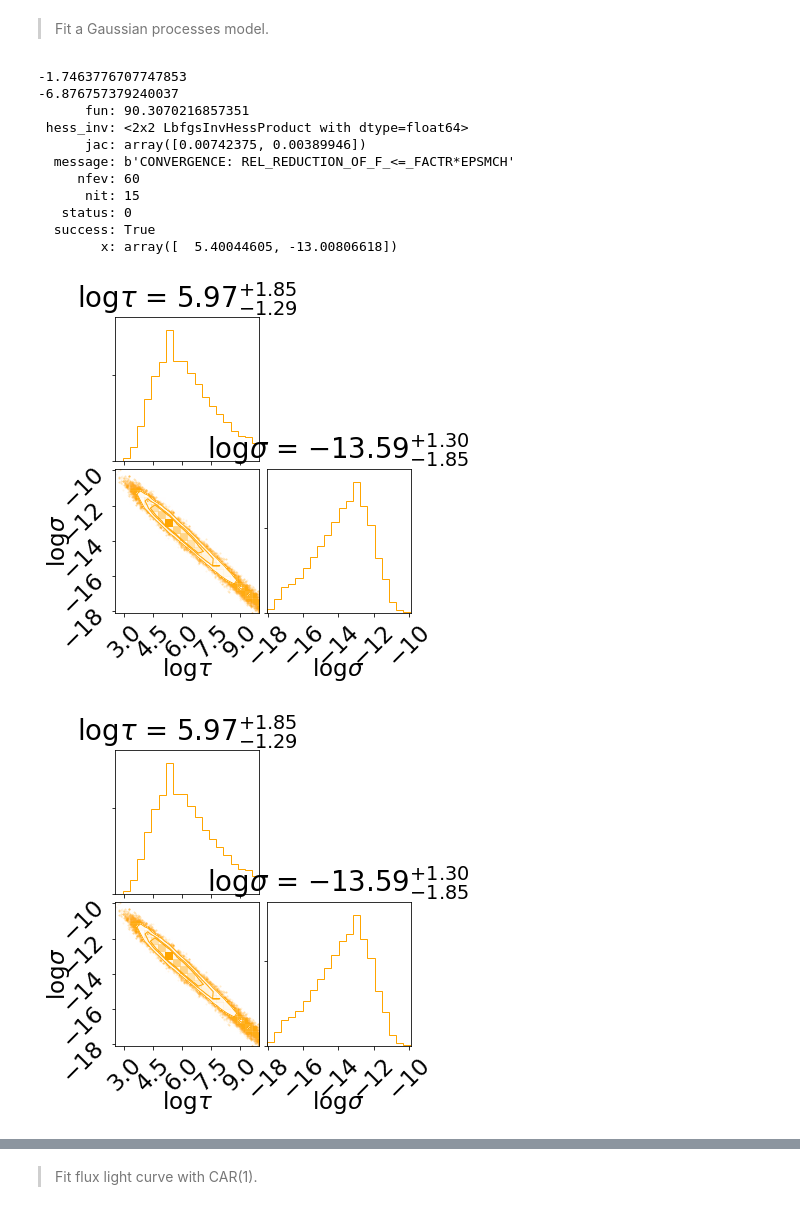
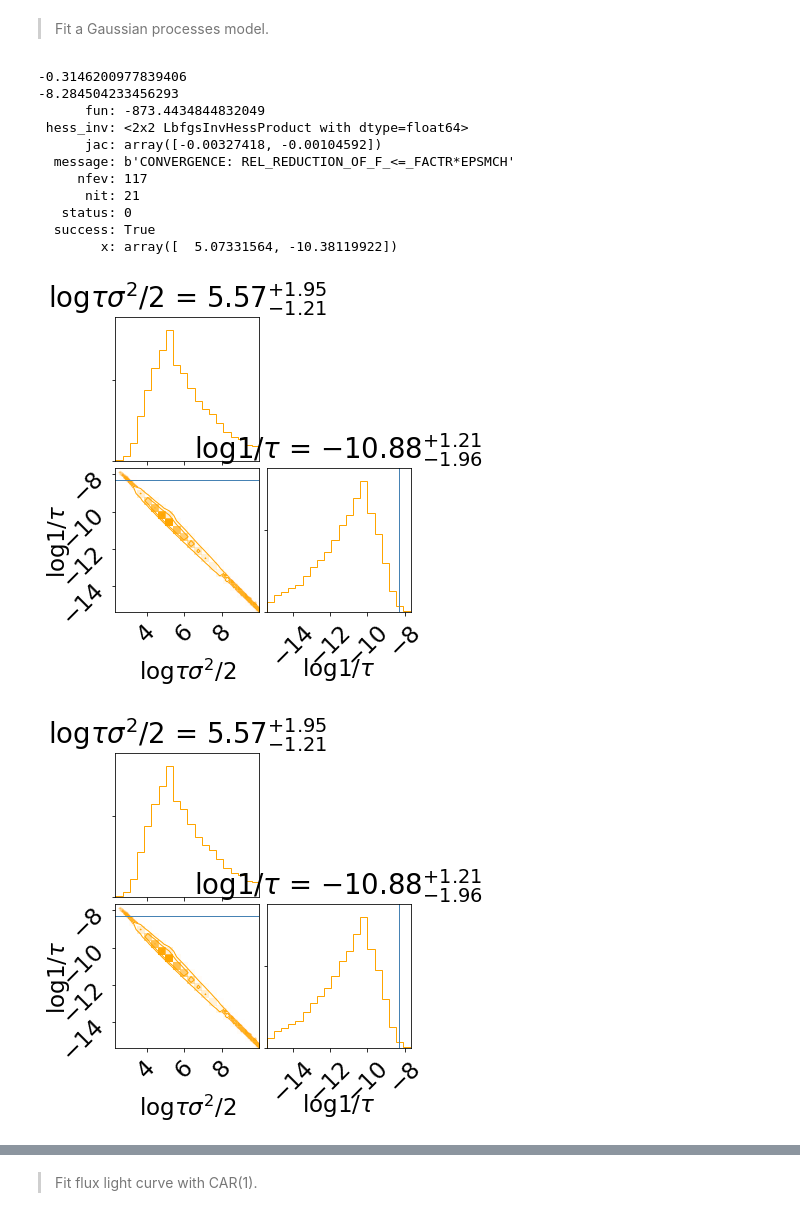
Before and after one commit to tingyuansen/IMLE_on_Galaxy_Images, a Jupyter notebook: AGN_Doublets.ipynb, the cells around one changed output, grey strips where cells are left out. Drawn from its saved outputs; the diff is of its cells as text; code cells hidden in the pictures.

```diff
--- a/AGN_Doublets.ipynb
+++ b/AGN_Doublets.ipynb
@@ -86,7 +86,7 @@ y_clean_1 = 10**((18-y_clean_1)/2.5)
 y_clean_truth = np.copy(y_clean_1)
 
 # # add noise
-err = 0.25
+err = 0.01
 y_clean_1 = y_clean_1 + np.random.normal(0,err,len(y_clean_1))
 
 #------------------------------------------------------------------------------------
@@ -162,43 +162,43 @@ bounds = {"log_a": (-30,10), "log_c": (-20,0)}
 kernel = celerite.terms.RealTerm(log_a=4, log_c=-15, bounds=bounds)
 
 gp = celerite.GP(kernel, c_mag_1)
 gp.compute(t_clean, yerr=err)
 init = gp.get_parameter_vector()
 bounds = gp.get_parameter_bounds()
 r = minimize(neg_log_like, init, method="L-BFGS-B", bounds=bounds, args=(y_clean_1, gp))
 print(r)
 
 # MCMC using emcee
 init = r.x
 ndim, nwalkers = len(init), 32
 init = r.x + np.random.normal(0, 1e-5, (nwalkers, ndim))
 sampler = emcee.EnsembleSampler(nwalkers, ndim, log_post, args=(y_clean_1, gp))
 sampler.run_mcmc(init, 2000)
 samples = sampler.flatchain
 
 # prediction of the light curve
 gp.set_parameter_vector(np.median(samples, axis=0))
 yPred, varPred = gp.predict(y_clean_1, t_clean, return_var=True)
 stdPred = np.sqrt(varPred)
 
 #--------------------------------------------------------------------------------------------------------
 # make the corner plot
 corner.corner(samples, truths=[np.log(0.5*tau_1*sigma_1**2),np.log(1.0/tau_1)], color="orange",\
-              labels=["$\log \\tau$","$\log \sigma$"], show_titles=True)
+              labels=["$\log \\tau \sigma^2/2$","$\log 1/ \\tau$"], show_titles=True)
 # %% [output]
--1.7463776707747853
--6.876757379240037
-      fun: 90.3070216857351
+-0.3146200977839406
+-8.284504233456293
+      fun: -873.4434844832049
  hess_inv: <2x2 LbfgsInvHessProduct with dtype=float64>
-      jac: array([0.00742375, 0.00389946])
+      jac: array([-0.00327418, -0.00104592])
   message: b'CONVERGENCE: REL_REDUCTION_OF_F_<=_FACTR*EPSMCH'
-     nfev: 60
-      nit: 15
+     nfev: 117
+      nit: 21
    status: 0
   success: True
-        x: array([  5.40044605, -13.00806618])
+        x: array([  5.07331564, -10.38119922])
-[figure, old version]
+[figure, new version]
-[figure, old version]
+[figure, new version]
 # %%
 #Plot light curves
 plt.plot(t_clean, y_clean_1, color=cb2[0], alpha=0.1)
```
Also changed, not shown: parts of 3 cells of this notebook, 1 other file.
